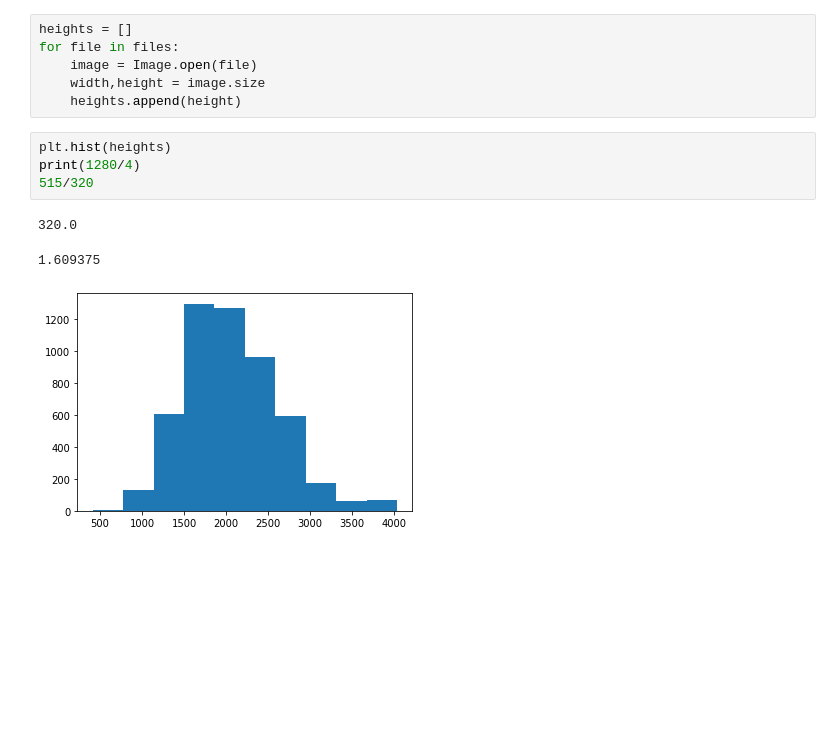
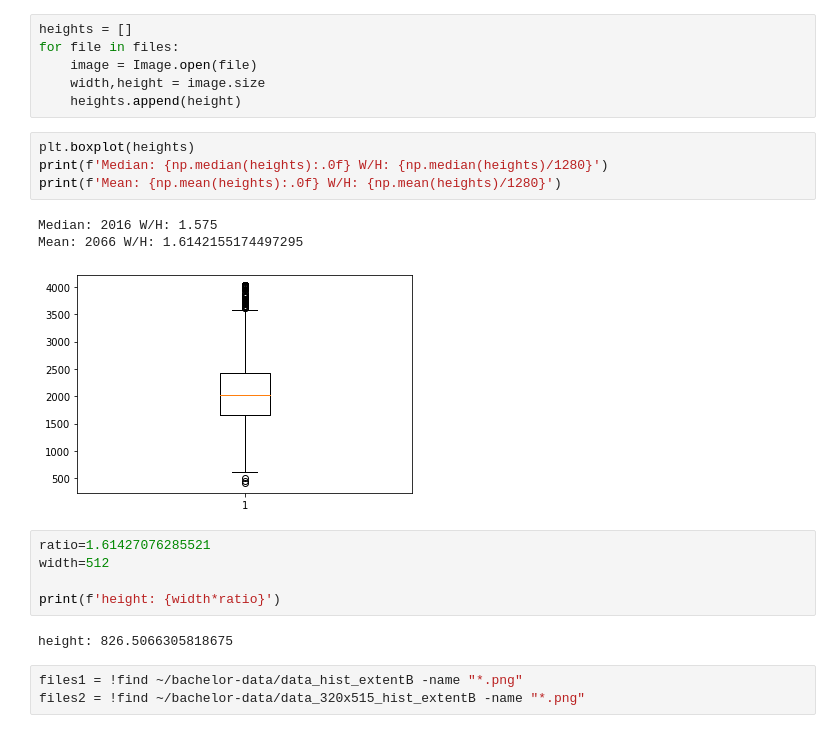
Before and after one commit to LasseGoransson/bachelor-code, a Jupyter notebook: evaluator/Image stats.ipynb, the cells around one changed output. Cells and saved outputs as stored; diff of their text form; blank space fills up the shorter version.

```diff
--- a/evaluator/Image stats.ipynb
+++ b/evaluator/Image stats.ipynb
@@ -40,11 +40,21 @@ for file in files:
     image = Image.open(file)
     width,height = image.size
     heights.append(height)
-# %%
-plt.hist(heights)
-print(1280/4)
-515/320
-# %% [output]
-320.0
-1.609375
-[figure, removed]
+# %%
+plt.boxplot(heights)
+print(f'Median: {np.median(heights):.0f} W/H: {np.median(heights)/1280}')
+print(f'Mean: {np.mean(heights):.0f} W/H: {np.mean(heights)/1280}')
+# %% [output]
+Median: 2016 W/H: 1.575
+Mean: 2066 W/H: 1.6142155174497295
+[figure, added]
+# %%
+ratio=1.61427076285521
+width=512
+
+print(f'height: {width*ratio}')
+# %% [output]
+height: 826.5066305818675
+# %%
+files1 = !find ~/bachelor-data/data_hist_extentB -name "*.png"
+files2 = !find ~/bachelor-data/data_320x515_hist_extentB -name "*.png"
```
Also changed, not shown: parts of 2 cells of this notebook.
